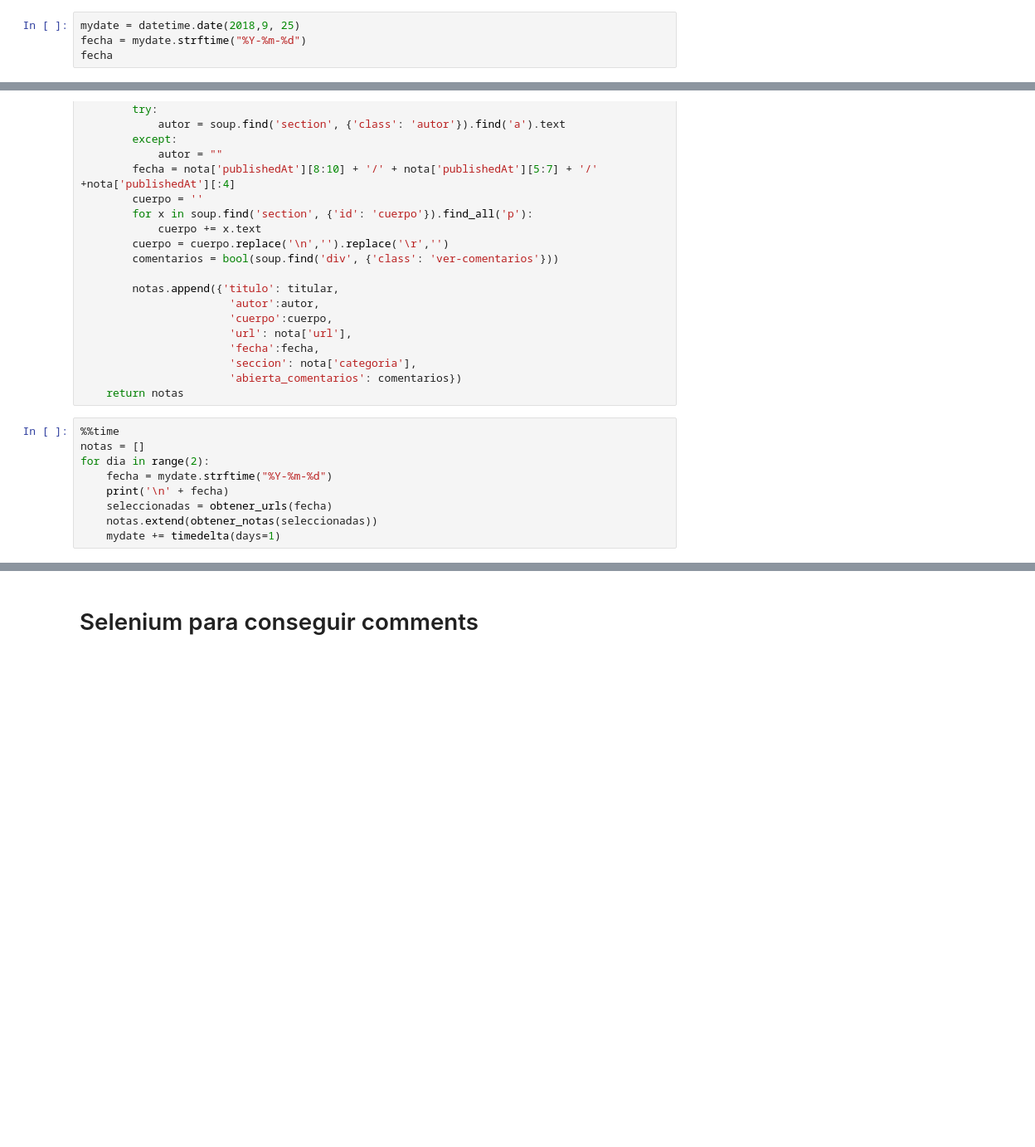
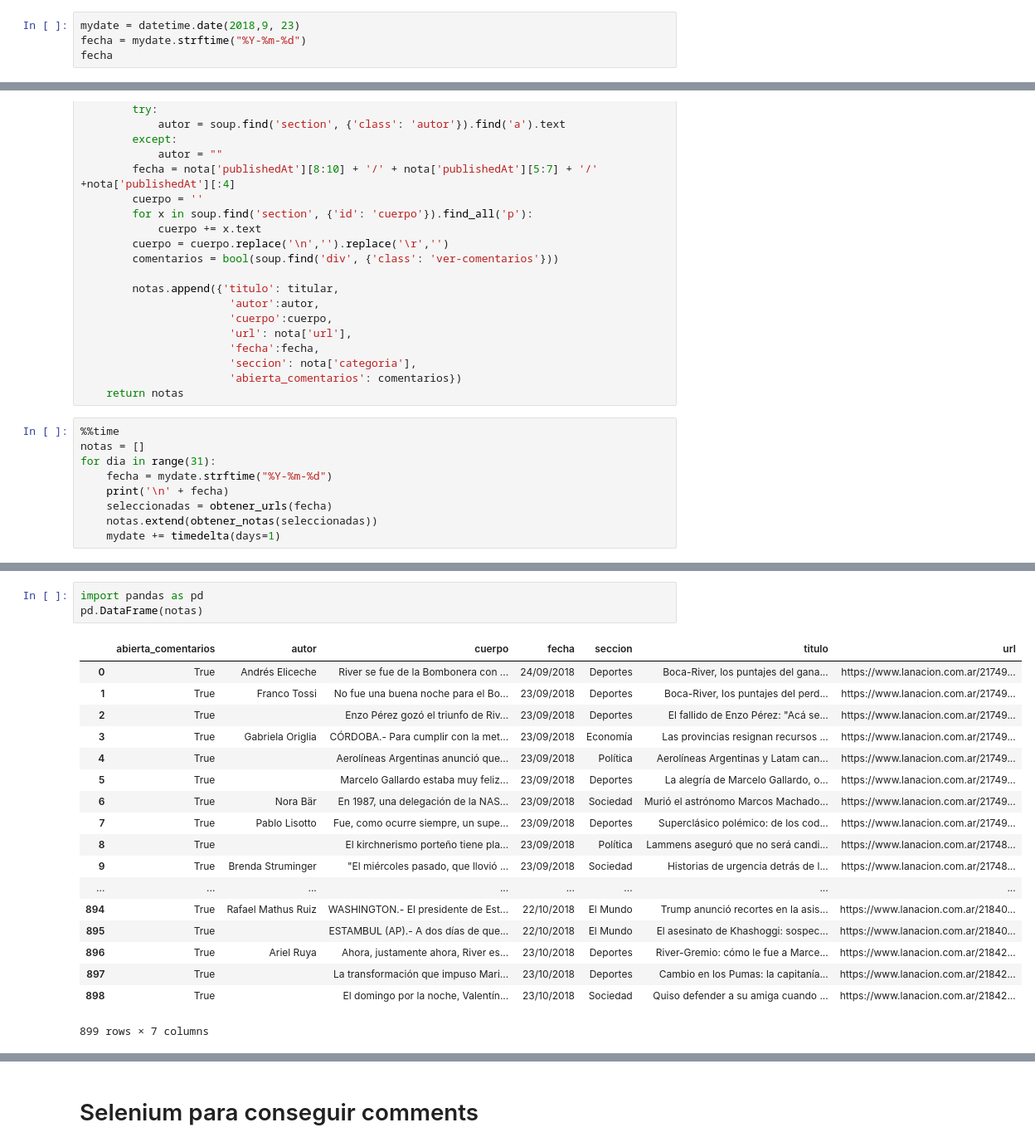
Before and after one commit to pbagedelli/analisis-comentarios, a Jupyter notebook: Comentarios La Nacion-Scraping.ipynb, the cells around one changed output, grey strips where cells are left out. Shown at 83% size. Saved outputs shown, nothing was run; the diff lists cells and outputs as text; blank space fills up the shorter version.

```diff
--- a/Comentarios La Nacion-Scraping.ipynb
+++ b/Comentarios La Nacion-Scraping.ipynb
@@ -9,7 +9,7 @@ from datetime import timedelta
 # Urls con api news y categorías con Beautiful Soup
 El resultado es una lista "seleccionadas" con 5 notas por categoría
 # %%
-mydate = datetime.date(2018,9, 25)
+mydate = datetime.date(2018,9, 23)
 fecha = mydate.strftime("%Y-%m-%d")
 fecha
 # %% [output]
@@ -109,7 +109,7 @@ def obtener_notas(seleccionadas):
 # %%
 %%time
 notas = []
-for dia in range(2):
+for dia in range(31):
     fecha = mydate.strftime("%Y-%m-%d")
     print('\n' + fecha)
     seleccionadas = obtener_urls(fecha)
@@ -127,2 +136,24 @@ Contadores de categorías: 5 5 5 5 5 5
+# %%
+import pandas as pd
+pd.DataFrame(notas)
+# %% [output]
+|  | abierta_comentarios | autor | cuerpo | fecha | seccion | titulo | url |
+| 0 | True | Andrés Eliceche | River se fue de la Bombonera con ... | 24/09/2018 | Deportes | Boca-River, los puntajes del gana... | https://www.lanacion.com.ar/21749... |
+| 1 | True | Franco Tossi | No fue una buena noche para el Bo... | 23/09/2018 | Deportes | Boca-River, los puntajes del perd... | https://www.lanacion.com.ar/21749... |
+| 2 | True |  | Enzo Pérez gozó el triunfo de Riv... | 23/09/2018 | Deportes | El fallido de Enzo Pérez: "Acá se... | https://www.lanacion.com.ar/21749... |
+| 3 | True | Gabriela Origlia | CÓRDOBA.- Para cumplir con la met... | 23/09/2018 | Economía | Las provincias resignan recursos ... | https://www.lanacion.com.ar/21749... |
+| 4 | True |  | Aerolíneas Argentinas anunció que... | 23/09/2018 | Política | Aerolíneas Argentinas y Latam can... | https://www.lanacion.com.ar/21749... |
+| 5 | True |  | Marcelo Gallardo estaba muy feliz... | 23/09/2018 | Deportes | La alegría de Marcelo Gallardo, o... | https://www.lanacion.com.ar/21749... |
+| 6 | True | Nora Bär | En 1987, una delegación de la NAS... | 23/09/2018 | Sociedad | Murió el astrónomo Marcos Machado... | https://www.lanacion.com.ar/21749... |
+| 7 | True | Pablo Lisotto | Fue, como ocurre siempre, un supe... | 23/09/2018 | Deportes | Superclásico polémico: de los cod... | https://www.lanacion.com.ar/21749... |
+| 8 | True |  | El kirchnerismo porteño tiene pla... | 23/09/2018 | Política | Lammens aseguró que no será candi... | https://www.lanacion.com.ar/21748... |
+| 9 | True | Brenda Struminger | "El miércoles pasado, que llovió ... | 23/09/2018 | Sociedad | Historias de urgencia detrás de l... | https://www.lanacion.com.ar/21748... |
+| ... | ... | ... | ... | ... | ... | ... | ... |
+| 894 | True | Rafael Mathus Ruiz | WASHINGTON.- El presidente de Est... | 22/10/2018 | El Mundo | Trump anunció recortes en la asis... | https://www.lanacion.com.ar/21840... |
+| 895 | True |  | ESTAMBUL (AP).- A dos días de que... | 22/10/2018 | El Mundo | El asesinato de Khashoggi: sospec... | https://www.lanacion.com.ar/21840... |
+| 896 | True | Ariel Ruya | Ahora, justamente ahora, River es... | 23/10/2018 | Deportes | River-Gremio: cómo le fue a Marce... | https://www.lanacion.com.ar/21842... |
+| 897 | True |  | La transformación que impuso Mari... | 23/10/2018 | Deportes | Cambio en los Pumas: la capitanía... | https://www.lanacion.com.ar/21842... |
+| 898 | True |  | El domingo por la noche, Valentín... | 23/10/2018 | Sociedad | Quiso defender a su amiga cuando ... | https://www.lanacion.com.ar/21842... |
+899 rows × 7 columns
 # %%
 #pd.DataFrame(notas).sort_values(by = ['fecha', 'seccion']).to_csv('./data/notas_lanacion.csv')
```
Also changed, not shown: parts of 3 cells of this notebook, 4 other files.
